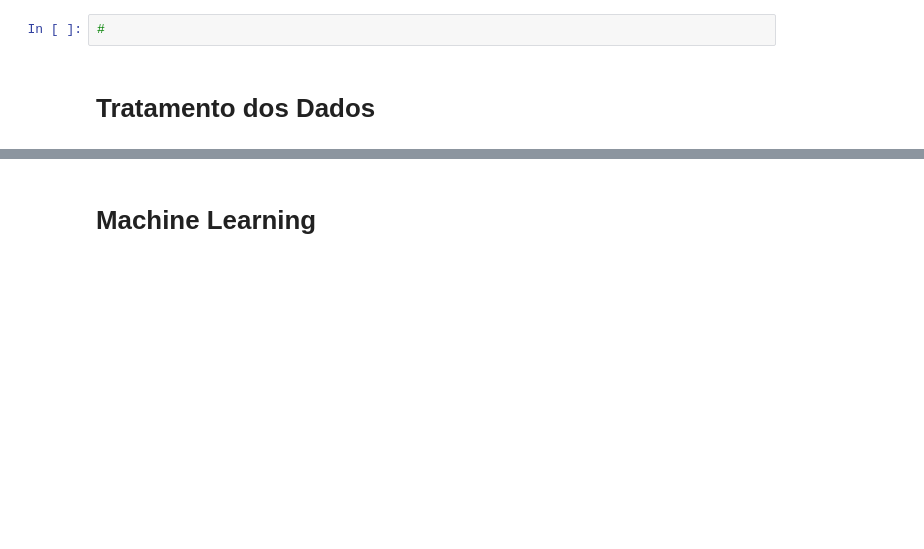
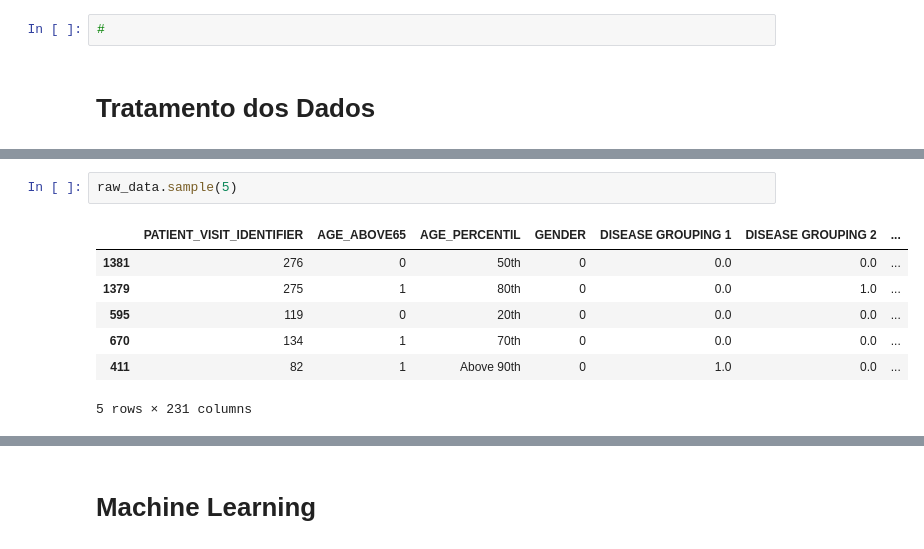
Before and after one commit to Igor-Arantes/Previsao-Internacao-Covid, a Jupyter notebook: Previsão_Internação_COVID.ipynb, the cells around one changed output, grey strips where cells are left out. Cells and saved outputs as stored; diff of their text form; blank space fills up the shorter version.

```diff
--- a/Previsão_Internação_COVID.ipynb
+++ b/Previsão_Internação_COVID.ipynb
@@ -16,0 +58,10 @@ Prever quais pacientes precisarão ser admitidos na unidade de terapia intensiva
+# %%
+raw_data.sample(5)
+# %% [output]
+|  | PATIENT_VISIT_IDENTIFIER | AGE_ABOVE65 | AGE_PERCENTIL | GENDER | DISEASE GROUPING 1 | DISEASE GROUPING 2 | ... |
+| 1381 | 276 | 0 | 50th | 0 | 0.0 | 0.0 | ... |
+| 1379 | 275 | 1 | 80th | 0 | 0.0 | 1.0 | ... |
+| 595 | 119 | 0 | 20th | 0 | 0.0 | 0.0 | ... |
+| 670 | 134 | 1 | 70th | 0 | 0.0 | 0.0 | ... |
+| 411 | 82 | 1 | Above 90th | 0 | 1.0 | 0.0 | ... |
+5 rows × 231 columns
```
Also changed, not shown: parts of 11 cells of this notebook.
